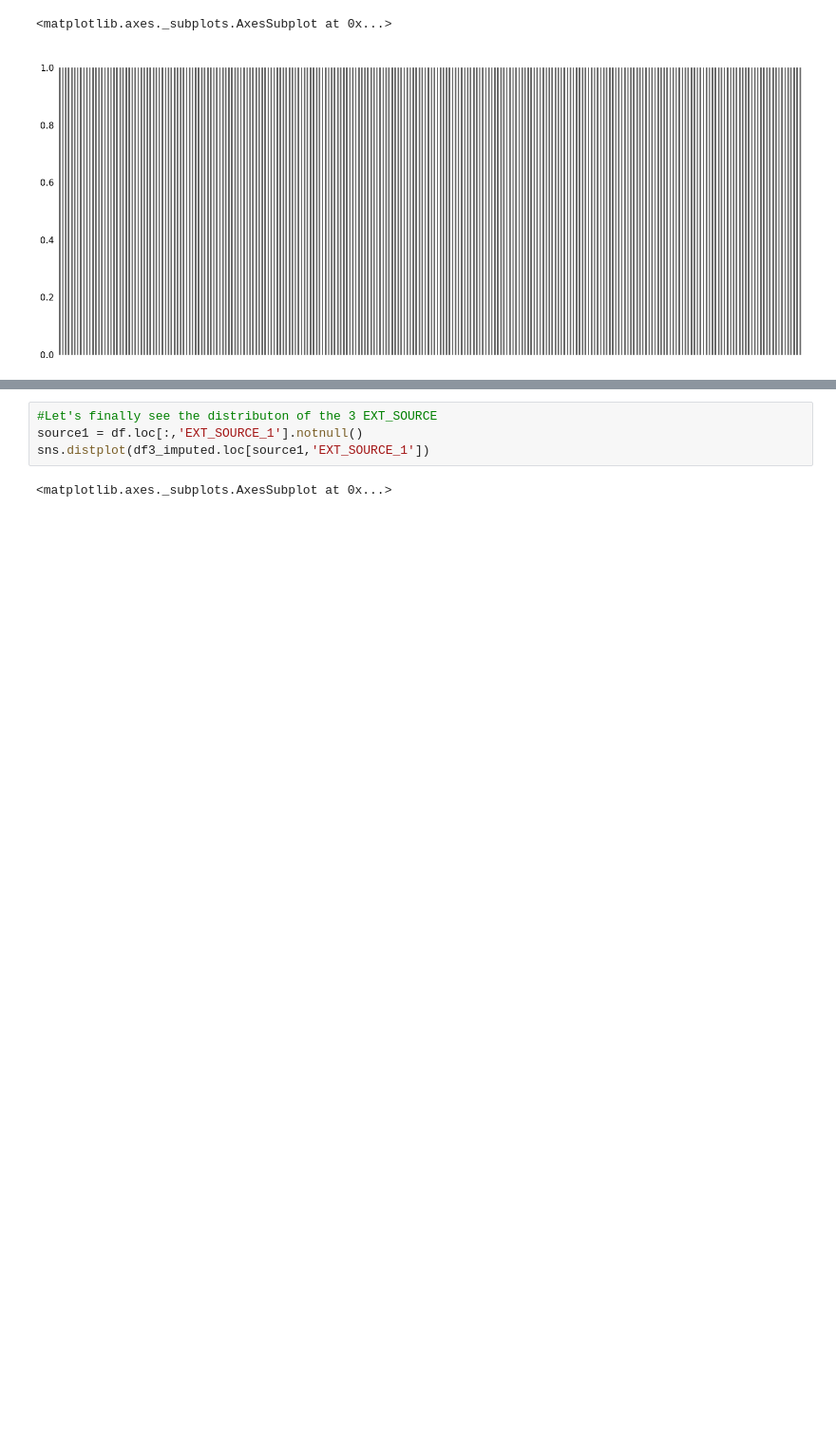
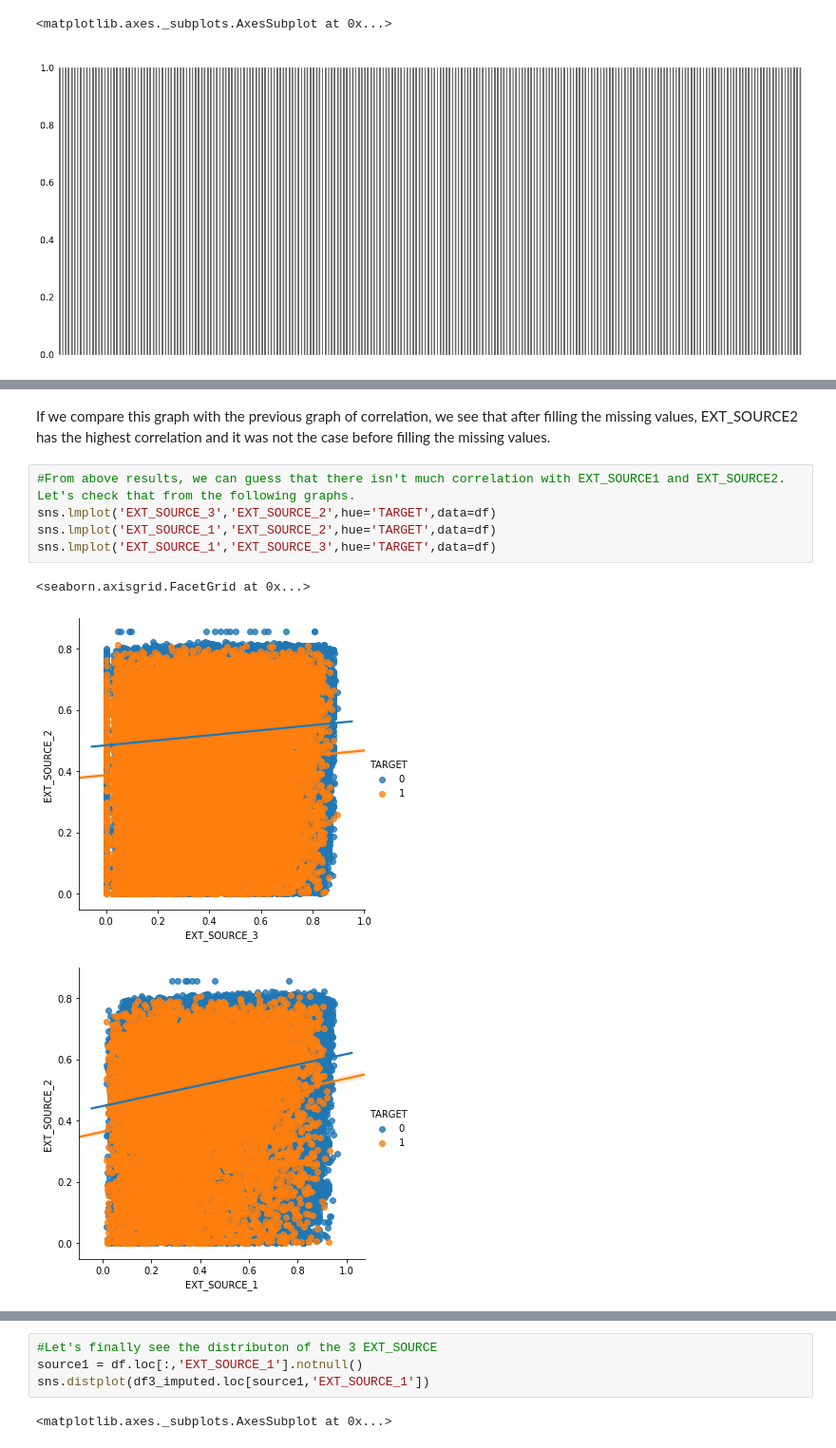
Before and after one commit to Outc94/Machine_Learning, a Jupyter notebook: Week3_Lesson_Assignment.ipynb, the cells around one changed output, grey strips where cells are left out. Shown at 95% size. Saved outputs shown, nothing was run; the diff lists cells and outputs as text; blank space fills up the shorter version.

```diff
--- a/Week3_Lesson_Assignment.ipynb
+++ b/Week3_Lesson_Assignment.ipynb
@@ -234,0 +271,11 @@ We have now filled the missing values
+# %% [markdown]
+If we compare this graph with the previous graph of correlation, we see that after filling the missing values, EXT_SOURCE2 has the highest correlation and it was not the case before filling the missing values.
+# %%
+#From above results, we can guess that there isn't much correlation with EXT_SOURCE1 and EXT_SOURCE2. Let's check that from the following graphs.
+sns.lmplot('EXT_SOURCE_3','EXT_SOURCE_2',hue='TARGET',data=df)
+sns.lmplot('EXT_SOURCE_1','EXT_SOURCE_2',hue='TARGET',data=df)
+sns.lmplot('EXT_SOURCE_1','EXT_SOURCE_3',hue='TARGET',data=df)
+# %% [output]
+<seaborn.axisgrid.FacetGrid at 0x...>
+[figure, added]
+[figure, added]
```
Also changed, not shown: parts of 15 cells of this notebook.
